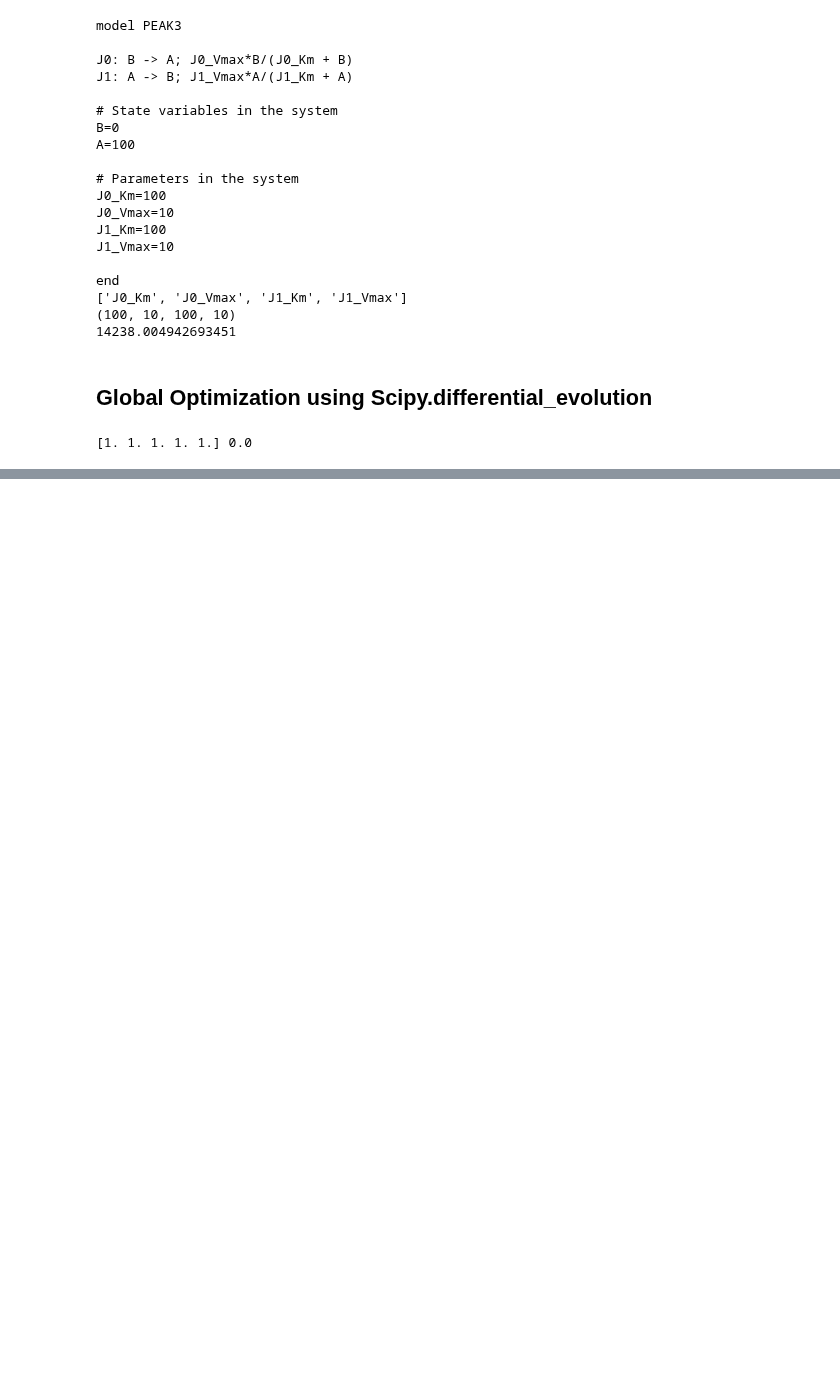
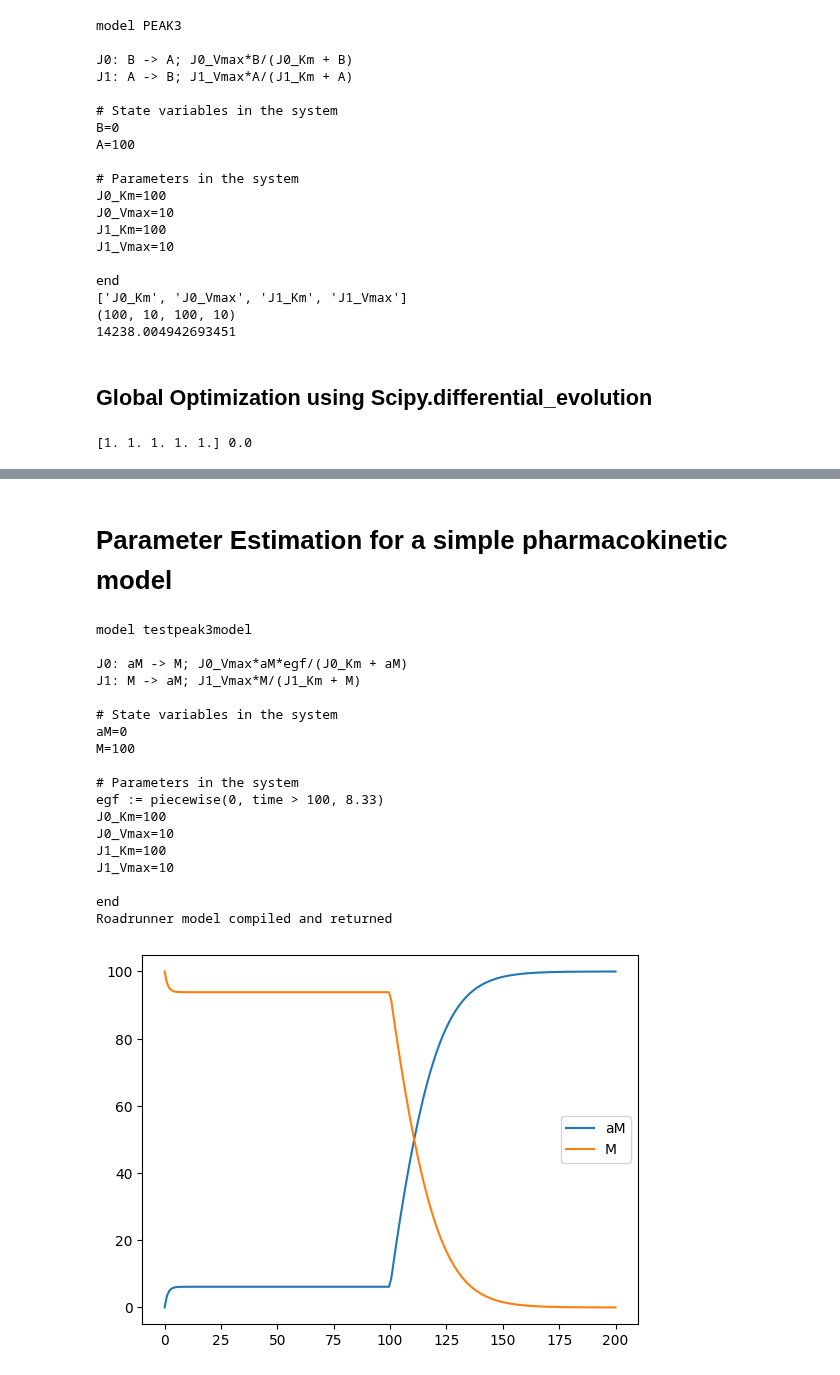
Before and after one commit to AnEvilBurrito/new-peak-project, a Jupyter notebook: src/parameter_estimation.ipynb, the cells around one changed output, grey strips where cells are left out. Drawn from its saved outputs; the diff is of its cells as text; code cells hidden in the pictures; blank space fills up the shorter version.

```diff
--- a/src/parameter_estimation.ipynb
+++ b/src/parameter_estimation.ipynb
@@ -471,3 +471,62 @@ fig = go.Figure(data=go.Parcoords(line=dict(
 # fig = px.parallel_coordinates(
 #     normalized_df, dimensions=params_name, color='error', color_continuous_scale='Viridis')
 fig.show()
+# %% [markdown]
+# Parameter Estimation for a simple pharmacokinetic model
+# %%
+from models.ModelBuilder import ModelBuilder
+from models.Reaction import Reaction
+from models.ReactionArchtype import ReactionArchtype
+from models.ArchtypeCollections import *
+
+import matplotlib.pyplot as plt
+import roadrunner
+import numpy as np
+
+# Global Variables for the model
+stim_time = 100
+stim_value = 8.33
+global_sim_time = 200
+
+model = ModelBuilder('testpeak3model')
+model.add_reaction(Reaction(michaelis_menten_stim, ('aM',), ('M',), extra_states=('egf',)))
+model.add_reaction(Reaction(michaelis_menten, ('M',), ('aM',)))
+model.inject_antimony_string_at(f"egf := piecewise(0, time > {stim_time}, {stim_value})", 'parameters')
+
+print(model.get_antimony_model())
+
+sbml_model = model.get_sbml_model()
+
+rr = model.get_roadrunner_model(sbml_model)
+
+rr.reset() # Important to always reset model before simulation
+res = rr.simulate(0, 200, 200)
+
+
+states = model.get_state_variables().keys()
+for s in states:
+    # print(s)
+    plt.plot(res['time'], res[f'[{s}]'], label=s)
+
+plt.legend()
+plt.show()
+# %% [output]
+model testpeak3model
+
+J0: aM -> M; J0_Vmax*aM*egf/(J0_Km + aM)
+J1: M -> aM; J1_Vmax*M/(J1_Km + M)
+
+# State variables in the system
+aM=0
+M=100
+
+# Parameters in the system
+egf := piecewise(0, time > 100, 8.33)
+J0_Km=100
+J0_Vmax=10
+J1_Km=100
+J1_Vmax=10
+
+end
+Roadrunner model compiled and returned
+[figure, added]
```
Also changed, not shown: parts of 20 cells of this notebook, 7 other files.
